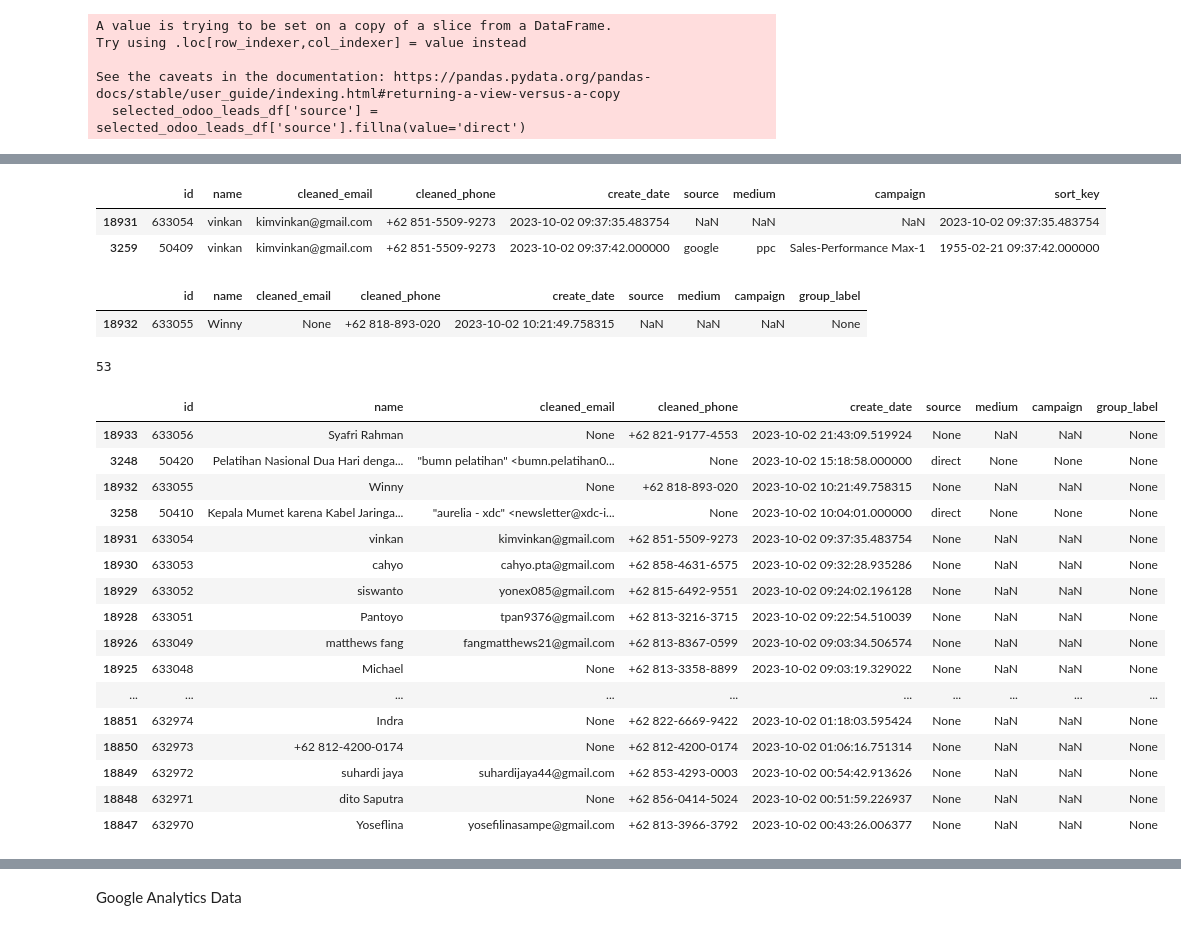
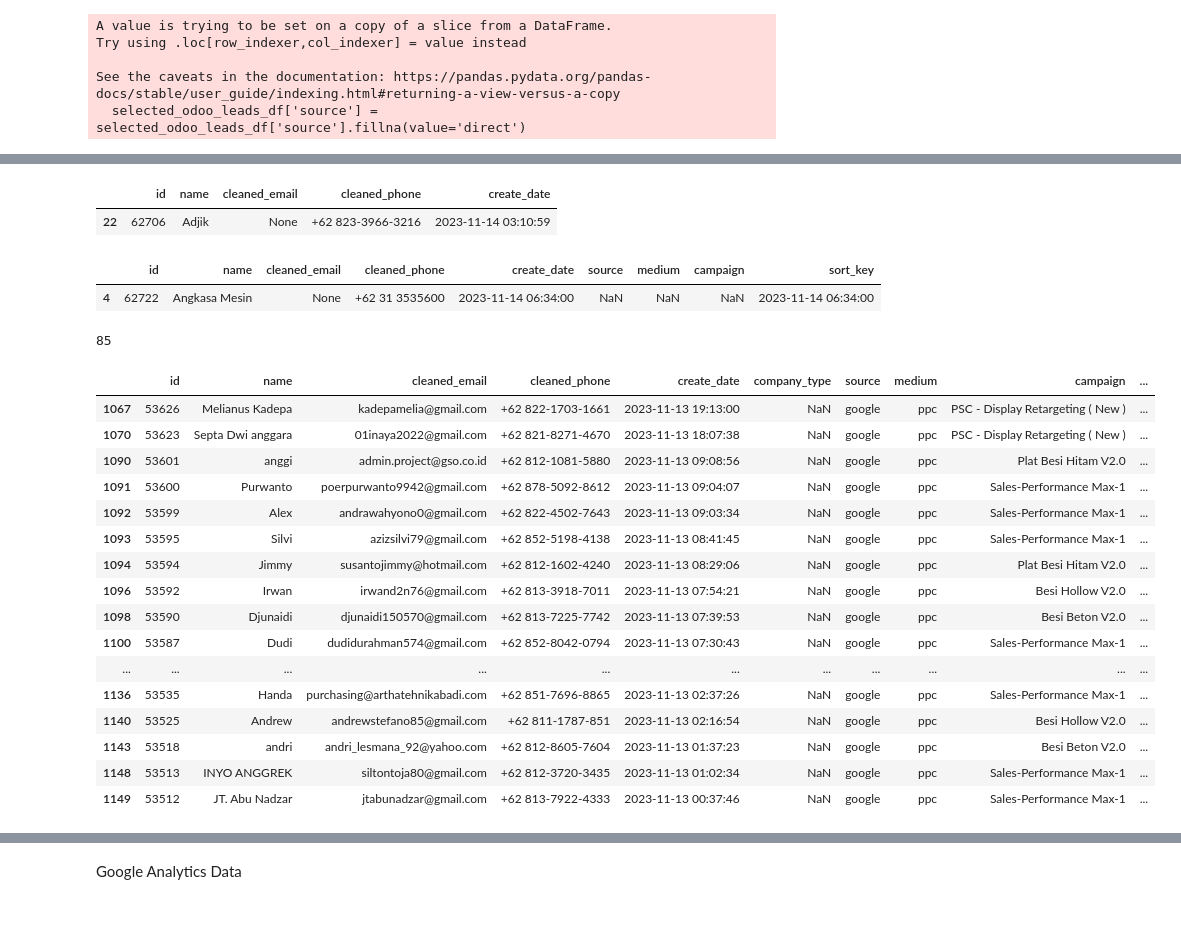
Before and after one commit to smsperkasa/mql-project-dashboard, a Jupyter notebook: get_mql_using_ir.ipynb, the cells around one changed output, grey strips where cells are left out. Saved outputs shown, nothing was run; the diff lists cells and outputs as text; code cells hidden in the pictures.

Commit message:
chores: exploration medium data and save all round data

```diff
--- a/get_mql_using_ir.ipynb
+++ b/get_mql_using_ir.ipynb
@@ -160,7 +160,7 @@ odoo_contacts = search_from_odoo(
     [
         ['email', 'not like', 'smsperkasa'],
     ],
-    ['id', 'name', 'email', 'phone', 'mobile', 'create_date']
+    ['id', 'name', 'email', 'phone', 'mobile', 'create_date', 'company_type']
 )
 raw_odoo_contacts_df = pd.DataFrame(odoo_contacts)
 
@@ -169,28 +169,28 @@ odoo_contacts_df = odoo_contacts_df.replace(False, None)
 odoo_contacts_df['create_date'] = pd.to_datetime(odoo_contacts_df['create_date'], errors='coerce')
 
 odoo_contacts_df[['phone1', 'phone2', 'phone3']] = odoo_contacts_df['phone'].str.split(r'[,/<>;]+', expand=True)
-odoo_contacts_df = odoo_contacts_df.melt(id_vars=['id', 'name', 'email', 'phone', 'mobile', 'create_date'], value_vars=['phone1', 'phone2', 'phone3'], value_name='cleaned_phone')
+odoo_contacts_df = odoo_contacts_df.melt(id_vars=['id', 'name', 'email', 'phone', 'mobile', 'create_date', 'company_type'], value_vars=['phone1', 'phone2', 'phone3'], value_name='cleaned_phone')
 odoo_contacts_df = odoo_contacts_df[~(((odoo_contacts_df.cleaned_phone.isna()) | (odoo_contacts_df.cleaned_phone.str.strip() == "")) & ((odoo_contacts_df.variable == 'phone2') | (odoo_contacts_df.variable == 'phone3')))]
 odoo_contacts_df.drop(columns='variable', inplace=True)
 
 tmp_contact_copy = odoo_contacts_df
-work_phones = tmp_contact_copy[['id', 'name', 'email', 'phone', 'create_date', 'cleaned_phone']]
+work_phones = tmp_contact_copy[['id', 'name', 'email', 'phone', 'create_date', 'company_type', 'cleaned_phone']]
 other_phones = (
     tmp_contact_copy[~tmp_contact_copy.mobile.isna()]['mobile'].str.split(',')
     .explode()
     .to_frame('cleaned_phone')
 
     # grab the correct name from the original DataFrame
-    .join(tmp_contact_copy[['id', 'name', 'email', 'phone', 'create_date']])
+    .join(tmp_contact_copy[['id', 'name', 'email', 'phone', 'create_date', 'company_type']])
 )
 
 tmp_combined_contact = pd.concat([work_phones, other_phones]).reset_index(level=0)
 sorted_contacts_df = tmp_combined_contact.sort_values('create_date', ascending=False)
-sorted_contacts_df = sorted_contacts_df.drop_duplicates(subset=['id', 'name', 'email', 'phone', 'create_date', 'cleaned_phone'], keep='last')
-sorted_contacts_df = sorted_contacts_df[['id', 'name', 'email', 'phone', 'create_date', 'cleaned_phone']]
+sorted_contacts_df = sorted_contacts_df.drop_duplicates(subset=['id', 'name', 'email', 'phone', 'create_date', 'company_type', 'cleaned_phone'], keep='last')
+sorted_contacts_df = sorted_contacts_df[['id', 'name', 'email', 'phone', 'create_date', 'company_type', 'cleaned_phone']]
 
 sorted_contacts_df[['email1', 'email2', 'email3']] = sorted_contacts_df['email'].str.split(r'[ ,/<>]+', expand=True)
-sorted_contacts_df = sorted_contacts_df.melt(id_vars=['id', 'name', 'email', 'phone', 'create_date', 'cleaned_phone'], value_vars=['email1', 'email2', 'email3'], value_name='cleaned_email')
+sorted_contacts_df = sorted_contacts_df.melt(id_vars=['id', 'name', 'email', 'phone', 'create_date', 'company_type', 'cleaned_phone'], value_vars=['email1', 'email2', 'email3'], value_name='cleaned_email')
 sorted_contacts_df = sorted_contacts_df[~(((sorted_contacts_df.cleaned_email.isna()) | (sorted_contacts_df.cleaned_email.str.strip() == "")) & ((sorted_contacts_df.variable == 'email2') | (sorted_contacts_df.variable == 'email3')))]
 sorted_contacts_df.drop(columns='variable', inplace=True)
 
@@ -217,7 +217,7 @@ odoo_leads_df['medium'] = odoo_leads_df.apply(lambda x: convert_list_str(x.mediu
 odoo_leads_df['campaign'] = odoo_leads_df.apply(lambda x: convert_list_str(x.campaign_id, 1), axis=1)
 # %%
 selected_cw_df = cw_df[['id', 'name', 'cleaned_email', 'cleaned_phone', 'create_date']]
-selected_odoo_contacts_df = sorted_contacts_df[['id', 'name', 'cleaned_email', 'cleaned_phone', 'create_date']]
+selected_odoo_contacts_df = sorted_contacts_df[['id', 'name', 'cleaned_email', 'cleaned_phone', 'create_date', 'company_type']]
 selected_odoo_leads_df = odoo_leads_df[['id', 'name', 'cleaned_email', 'cleaned_phone', 'create_date', 'source', 'medium', 'campaign']]
 selected_odoo_leads_df['source'] = selected_odoo_leads_df['source'].fillna(value='direct')
 # %% [output]
@@ -251,3 +253,5 @@ for index, row in df.iterrows():
+# %%
+df = df[df.company_type != 'company']
 # %%
 duplicated_df = df[~df.group_label.isna()]
 non_duplicated_df = df[df.group_label.isna()]
@@ -255,6 +259,12 @@ filtered_duplicated_df = duplicated_df.drop_duplicates(subset='group_label', kee
 # %%
 filtered_duplicated_df['source'] = filtered_duplicated_df['source'].fillna(value='None')
 non_duplicated_df['source'] = non_duplicated_df['source'].fillna(value='None')
+
+filtered_duplicated_df['medium'] = filtered_duplicated_df['medium'].fillna(value='None')
+non_duplicated_df['medium'] = non_duplicated_df['medium'].fillna(value='None')
+
+filtered_duplicated_df['campaign'] = filtered_duplicated_df['campaign'].fillna(value='None')
+non_duplicated_df['campaign'] = non_duplicated_df['campaign'].fillna(value='None')
 # %% [output]
 A value is trying to be set on a copy of a slice from a DataFrame.
 Try using .loc[row_indexer,col_indexer] = value instead
@@ -392,0 +381,5 @@ x.sort_values(by='sort_key', ascending=False).drop('sort_key', axis=1)
+# %%
+selected_odoo_contacts_df[selected_odoo_contacts_df.id == 62706]
+# %% [output]
+|  | id | name | cleaned_email | cleaned_phone | create_date |
+| 22 | 62706 | Adjik | None | +62 823-3966-3216 | 2023-11-14 03:10:59 |
@@ -393,38 +388,32 @@ x.sort_values(by='sort_key', ascending=False).drop('sort_key', axis=1)
 # %%
-x[x.cleaned_phone == '+62 851-5509-9273'].sort_values('sort_key', ascending=False)
+x[x.cleaned_phone == '+62 31 3535600'].sort_values('sort_key', ascending=False)
 # %% [output]
 |  | id | name | cleaned_email | cleaned_phone | create_date | source | medium | campaign | sort_key |
-| 18931 | 633054 | vinkan | kimvinkan@gmail.com | +62 851-5509-9273 | 2023-10-02 09:37:35.483754 | NaN | NaN | NaN | 2023-10-02 09:37:35.483754 |
-| 3259 | 50409 | vinkan | kimvinkan@gmail.com | +62 851-5509-9273 | 2023-10-02 09:37:42.000000 | google | ppc | Sales-Performance Max-1 | 1955-02-21 09:37:42.000000 |
+| 4 | 62722 | Angkasa Mesin | None | +62 31 3535600 | 2023-11-14 06:34:00 | NaN | NaN | NaN | 2023-11-14 06:34:00 |
-# %%
-joined_contacts[joined_contacts.cleaned_phone == '+62 818-893-020']
-# %% [output]
-|  | id | name | cleaned_email | cleaned_phone | create_date | source | medium | campaign | group_label |
-| 18932 | 633055 | Winny | None | +62 818-893-020 | 2023-10-02 10:21:49.758315 | NaN | NaN | NaN | None |
 # %%
 # date_range_2023 = filtered_duplicated_df[(filtered_duplicated_df['create_date'] >= '2023-10-02') & (filtered_duplicated_df['create_date'] <= '2023-10-03')]
-date_range_2023 = non_duplicated_df[(non_duplicated_df['create_date'] >= '2023-10-02') & (non_duplicated_df['create_date'] <= '2023-10-03')]
+date_range_2023 = non_duplicated_df[(non_duplicated_df['create_date'] >= '2023-11-13') & (non_duplicated_df['create_date'] <= '2023-11-14')]
 print(len(date_range_2023))
-date_range_2023
+date_range_2023[date_range_2023.medium == 'ppc']
 # %% [output]
-53
+85
-|  | id | name | cleaned_email | cleaned_phone | create_date | source | medium | campaign | group_label |
-| 18933 | 633056 | Syafri Rahman | None | +62 821-9177-4553 | 2023-10-02 21:43:09.519924 | None | NaN | NaN | None |
-| 3248 | 50420 | Pelatihan Nasional Dua Hari denga... | "bumn pelatihan" <bumn.pelatihan0... | None | 2023-10-02 15:18:58.000000 | direct | None | None | None |
-| 18932 | 633055 | Winny | None | +62 818-893-020 | 2023-10-02 10:21:49.758315 | None | NaN | NaN | None |
-| 3258 | 50410 | Kepala Mumet karena Kabel Jaringa... | "aurelia - xdc" <newsletter@xdc-i... | None | 2023-10-02 10:04:01.000000 | direct | None | None | None |
-| 18931 | 633054 | vinkan | kimvinkan@gmail.com | +62 851-5509-9273 | 2023-10-02 09:37:35.483754 | None | NaN | NaN | None |
-| 18930 | 633053 | cahyo | cahyo.pta@gmail.com | +62 858-4631-6575 | 2023-10-02 09:32:28.935286 | None | NaN | NaN | None |
-| 18929 | 633052 | siswanto | yonex085@gmail.com | +62 815-6492-9551 | 2023-10-02 09:24:02.196128 | None | NaN | NaN | None |
-| 18928 | 633051 | Pantoyo | tpan9376@gmail.com | +62 813-3216-3715 | 2023-10-02 09:22:54.510039 | None | NaN | NaN | None |
-| 18926 | 633049 | matthews fang | fangmatthews21@gmail.com | +62 813-8367-0599 | 2023-10-02 09:03:34.506574 | None | NaN | NaN | None |
-| 18925 | 633048 | Michael | None | +62 813-3358-8899 | 2023-10-02 09:03:19.329022 | None | NaN | NaN | None |
-| ... | ... | ... | ... | ... | ... | ... | ... | ... | ... |
-| 18851 | 632974 | Indra | None | +62 822-6669-9422 | 2023-10-02 01:18:03.595424 | None | NaN | NaN | None |
-| 18850 | 632973 | +62 812-4200-0174 | None | +62 812-4200-0174 | 2023-10-02 01:06:16.751314 | None | NaN | NaN | None |
-| 18849 | 632972 | suhardi jaya | suhardijaya44@gmail.com | +62 853-4293-0003 | 2023-10-02 00:54:42.913626 | None | NaN | NaN | None |
-| 18848 | 632971 | dito Saputra | None | +62 856-0414-5024 | 2023-10-02 00:51:59.226937 | None | NaN | NaN | None |
-| 18847 | 632970 | Yoseflina | yosefilinasampe@gmail.com | +62 813-3966-3792 | 2023-10-02 00:43:26.006377 | None | NaN | NaN | None |
+|  | id | name | cleaned_email | cleaned_phone | create_date | company_type | source | medium | campaign | ... |
+| 1067 | 53626 | Melianus Kadepa | kadepamelia@gmail.com | +62 822-1703-1661 | 2023-11-13 19:13:00 | NaN | google | ppc | PSC - Display Retargeting ( New ) | ... |
+| 1070 | 53623 | Septa Dwi anggara | 01inaya2022@gmail.com | +62 821-8271-4670 | 2023-11-13 18:07:38 | NaN | google | ppc | PSC - Display Retargeting ( New ) | ... |
+| 1090 | 53601 | anggi | admin.project@gso.co.id | +62 812-1081-5880 | 2023-11-13 09:08:56 | NaN | google | ppc | Plat Besi Hitam V2.0 | ... |
+| 1091 | 53600 | Purwanto | poerpurwanto9942@gmail.com | +62 878-5092-8612 | 2023-11-13 09:04:07 | NaN | google | ppc | Sales-Performance Max-1 | ... |
+| 1092 | 53599 | Alex | andrawahyono0@gmail.com | +62 822-4502-7643 | 2023-11-13 09:03:34 | NaN | google | ppc | Sales-Performance Max-1 | ... |
+| 1093 | 53595 | Silvi | azizsilvi79@gmail.com | +62 852-5198-4138 | 2023-11-13 08:41:45 | NaN | google | ppc | Sales-Performance Max-1 | ... |
+| 1094 | 53594 | Jimmy | susantojimmy@hotmail.com | +62 812-1602-4240 | 2023-11-13 08:29:06 | NaN | google | ppc | Plat Besi Hitam V2.0 | ... |
+| 1096 | 53592 | Irwan | irwand2n76@gmail.com | +62 813-3918-7011 | 2023-11-13 07:54:21 | NaN | google | ppc | Besi Hollow V2.0 | ... |
+| 1098 | 53590 | Djunaidi | djunaidi150570@gmail.com | +62 813-7225-7742 | 2023-11-13 07:39:53 | NaN | google | ppc | Besi Beton V2.0 | ... |
+| 1100 | 53587 | Dudi | dudidurahman574@gmail.com | +62 852-8042-0794 | 2023-11-13 07:30:43 | NaN | google | ppc | Sales-Performance Max-1 | ... |
+| ... | ... | ... | ... | ... | ... | ... | ... | ... | ... | ... |
+| 1136 | 53535 | Handa | purchasing@arthatehnikabadi.com | +62 851-7696-8865 | 2023-11-13 02:37:26 | NaN | google | ppc | Sales-Performance Max-1 | ... |
+| 1140 | 53525 | Andrew | andrewstefano85@gmail.com | +62 811-1787-851 | 2023-11-13 02:16:54 | NaN | google | ppc | Besi Hollow V2.0 | ... |
+| 1143 | 53518 | andri | andri_lesmana_92@yahoo.com | +62 812-8605-7604 | 2023-11-13 01:37:23 | NaN | google | ppc | Besi Beton V2.0 | ... |
+| 1148 | 53513 | INYO ANGGREK | siltontoja80@gmail.com | +62 812-3720-3435 | 2023-11-13 01:02:34 | NaN | google | ppc | Sales-Performance Max-1 | ... |
+| 1149 | 53512 | JT. Abu Nadzar | jtabunadzar@gmail.com | +62 813-7922-4333 | 2023-11-13 00:37:46 | NaN | google | ppc | Sales-Performance Max-1 | ... |
 # %%
 date_range_2023 = filtered_duplicated_df[(filtered_duplicated_df['create_date'] >= '2023-10-01') & (filtered_duplicated_df['create_date'] <= '2023-12-31')]
 source_filtered_duplicated_mql_2023 = date_range_2023.groupby([date_range_2023['create_date'].dt.date.rename('date'), date_range_2023['source']]).agg({'count'})['create_date']
```
Also changed, not shown: parts of 20 cells of this notebook, 1 other file.
